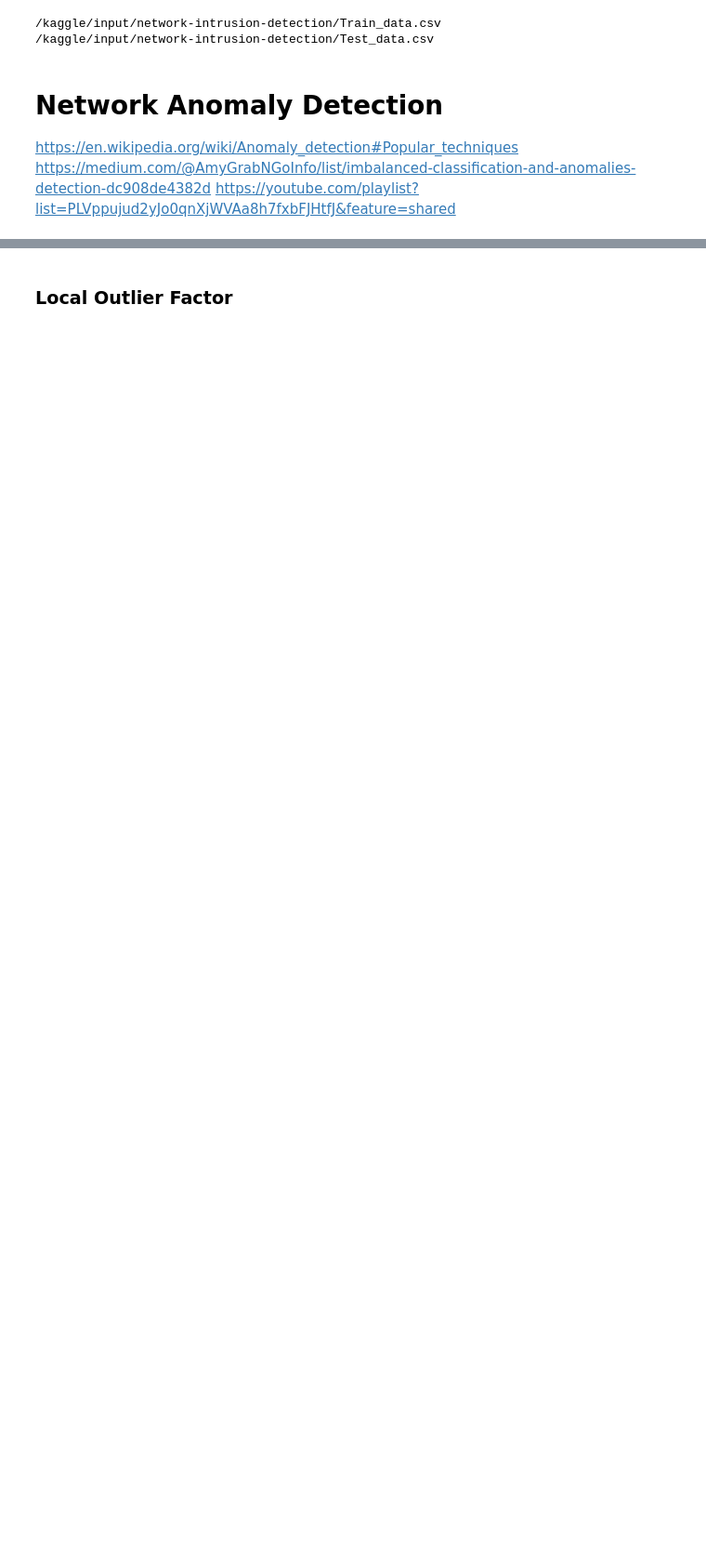
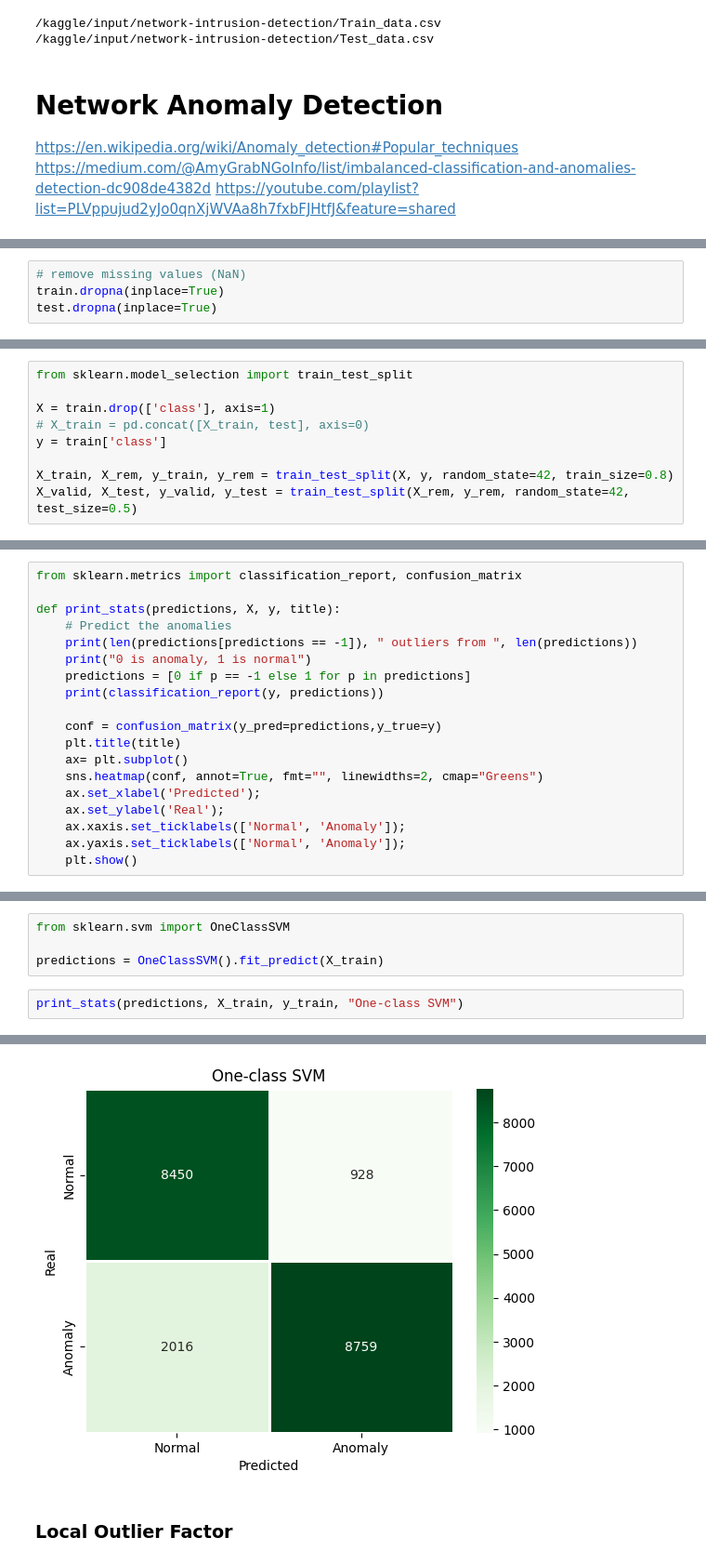
Before and after one commit to phoenixday/ml-algorithms, a Jupyter notebook: network-anomaly-detection.ipynb, the cells around one changed output, grey strips where cells are left out. Shown: that part at 93% size. Cells and saved outputs as stored; diff of their text form; blank space fills up the shorter version.

```diff
--- a/network-anomaly-detection.ipynb
+++ b/network-anomaly-detection.ipynb
@@ -28,0 +187,4 @@ https://youtube.com/playlist?list=PLVppujud2yJo0qnXjWVAa8h7fxbFJHtfJ&feature=sha
+# %%
+# remove missing values (NaN)
+train.dropna(inplace=True)
+test.dropna(inplace=True)
@@ -29 +243,10 @@ https://youtube.com/playlist?list=PLVppujud2yJo0qnXjWVAa8h7fxbFJHtfJ&feature=sha
+# %%
+from sklearn.model_selection import train_test_split
+
+X = train.drop(['class'], axis=1)
+# X_train = pd.concat([X_train, test], axis=0)
+y = train['class']
+
+X_train, X_rem, y_train, y_rem = train_test_split(X, y, random_state=42, train_size=0.8)
+X_valid, X_test, y_valid, y_test = train_test_split(X_rem, y_rem, random_state=42, test_size=0.5)
 # %% [markdown]
@@ -33 +256,20 @@ https://youtube.com/playlist?list=PLVppujud2yJo0qnXjWVAa8h7fxbFJHtfJ&feature=sha
+# %%
+from sklearn.metrics import classification_report, confusion_matrix
+
+def print_stats(predictions, X, y, title):
+    # Predict the anomalies
+    print(len(predictions[predictions == -1]), " outliers from ", len(predictions))
+    print("0 is anomaly, 1 is normal")
+    predictions = [0 if p == -1 else 1 for p in predictions]
+    print(classification_report(y, predictions))
+
+    conf = confusion_matrix(y_pred=predictions,y_true=y)
+    plt.title(title)
+    ax= plt.subplot()
+    sns.heatmap(conf, annot=True, fmt="", linewidths=2, cmap="Greens")
+    ax.set_xlabel('Predicted');
+    ax.set_ylabel('Real');
+    ax.xaxis.set_ticklabels(['Normal', 'Anomaly']);
+    ax.yaxis.set_ticklabels(['Normal', 'Anomaly']);
+    plt.show()
 # %% [markdown]
@@ -34,0 +277,7 @@ https://youtube.com/playlist?list=PLVppujud2yJo0qnXjWVAa8h7fxbFJHtfJ&feature=sha
+# %%
+from sklearn.svm import OneClassSVM
+
+predictions = OneClassSVM().fit_predict(X_train)
+# %%
+print_stats(predictions, X_train, y_train, "One-class SVM")
+# %% [output]
@@ -35,2 +294,3 @@ https://youtube.com/playlist?list=PLVppujud2yJo0qnXjWVAa8h7fxbFJHtfJ&feature=sha
+[figure, added]
 # %% [markdown]
 ### Local Outlier Factor
```
Also changed, not shown: parts of 29 cells of this notebook.
